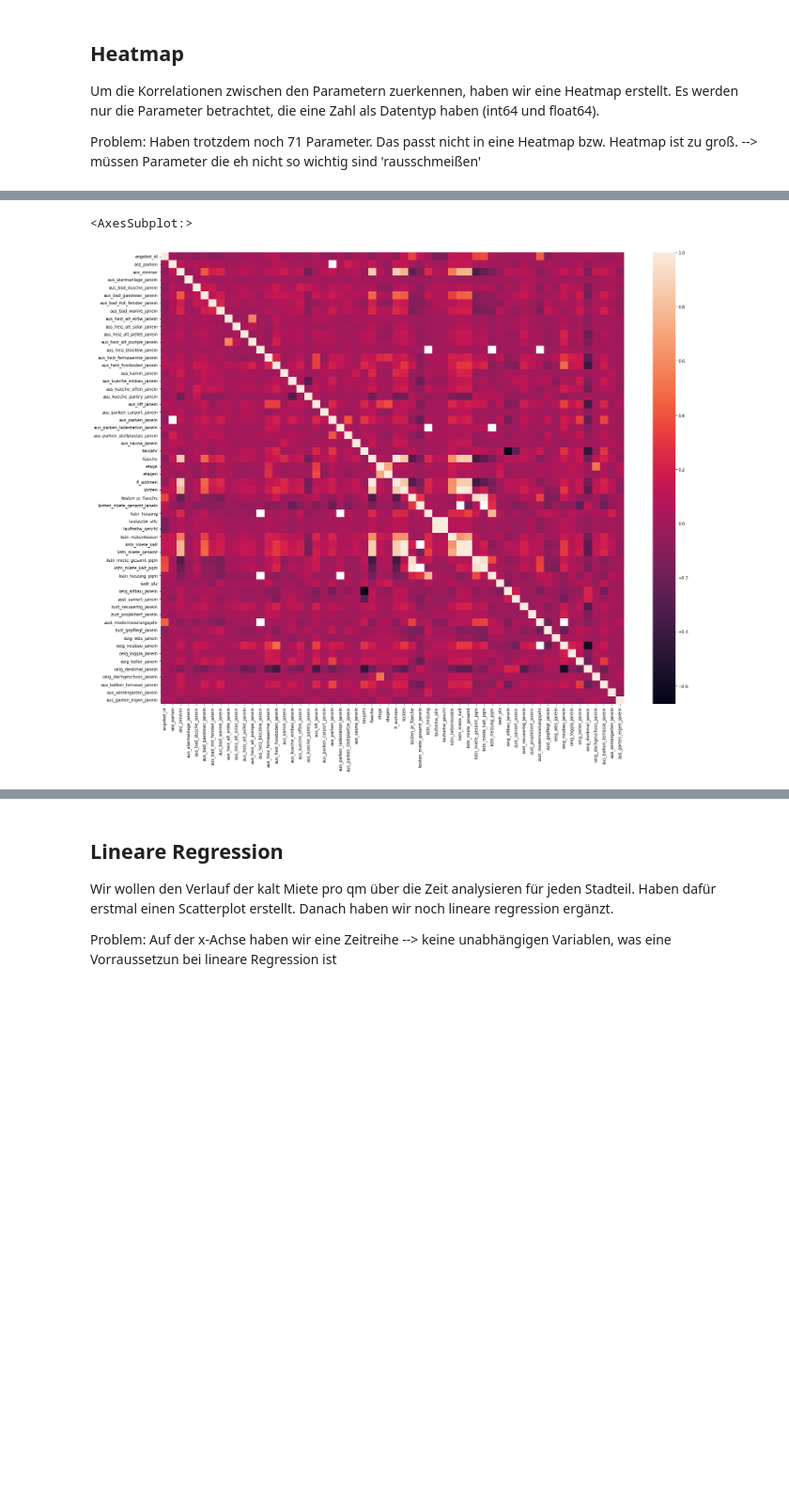
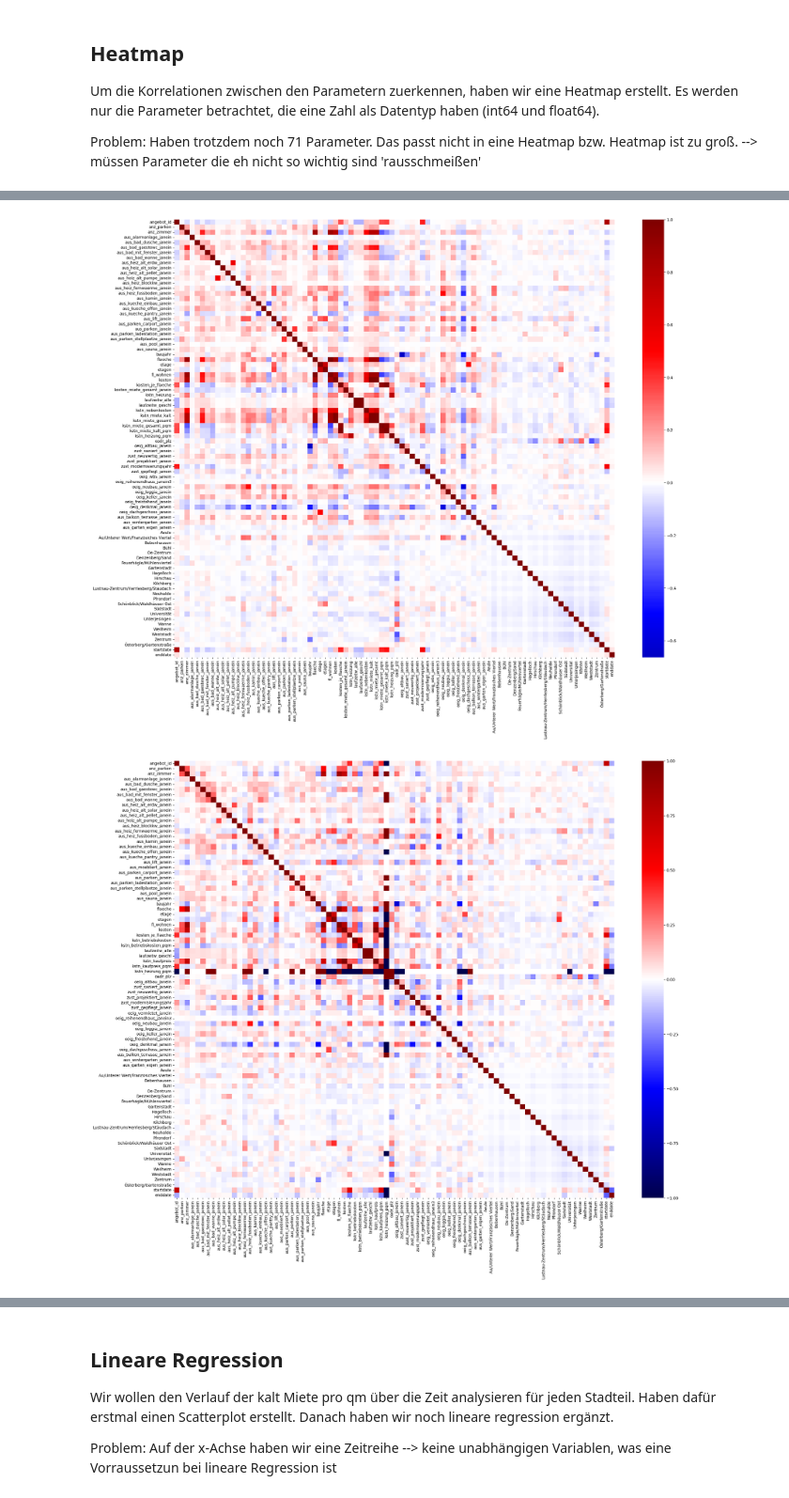
Before and after one commit to okihnjo/DataLiteracy, a Jupyter notebook: notebooks/correlations.ipynb, the cells around one changed output, grey strips where cells are left out. Shown at 94% size. Saved outputs shown, nothing was run; the diff lists cells and outputs as text; code cells hidden in the pictures; blank space fills up the shorter version.

```diff
--- a/notebooks/correlations.ipynb
+++ b/notebooks/correlations.ipynb
@@ -7,7 +7,7 @@ from sklearn.metrics import r2_score, mean_squared_error
 from sklearn.linear_model import LinearRegression
 from sklearn.model_selection import train_test_split
 # %%
-df = pd.read_csv("/Users/lilieven/Documents/Master/Dataliteracy_2/testlizenz-tuebingen-dataliteracy4students_1701258214900/testlizenz-tuebingen-dataliteracy4students_1701258214900.csv", sep=";", encoding='unicode_escape', decimal=",")
+df = pd.read_csv("../testlizenz-tuebingen-dataliteracy4students_1700939273256.csv", sep=";", encoding='unicode_escape', decimal=",")
 # %% [markdown]
 ## Heatmap
 Um die Korrelationen zwischen den Parametern zuerkennen, haben wir eine Heatmap erstellt.
@@ -52,11 +52,21 @@ plt.show()
 # %%
-df_num = df.select_dtypes('number')
-corr = df_num.corr()
-corr_na_col_missing = corr.dropna(axis=1, how='all')
-corr_na_missing = corr_na_col_missing.dropna(how='all')
-plt.subplots(figsize=(25,20))
-sns.heatmap(corr_na_missing)
+def plot_corr_matrix(dfg):
+    df_num = dfg.select_dtypes('number')
+    # df_num = pd.concat([df_num, pd.get_dummies(dfg["oadr_u1"])],axis=1)
+    df_num = pd.concat([df_num, pd.get_dummies(dfg["oadr_u2"])], axis=1)
+    df_num["startdate"] = pd.to_numeric(pd.to_datetime(dfg["startdate"]))
+    df_num["enddate"] = pd.to_numeric(pd.to_datetime(dfg["enddate"]))
+    corr = df_num.corr()
+    corr_na_col_missing = corr.dropna(axis=1, how='all')
+    corr_na_missing = corr_na_col_missing.dropna(how='all')
+
+    plt.subplots(figsize=(25, 20))
+    sns.heatmap(corr_na_missing, cmap='seismic', center=0.0)
 #df_num.info(verbose=True)
+
+plot_corr_matrix(df[df["nachfrageart"] == "miete"])
+plot_corr_matrix(df[df["nachfrageart"] == "kauf"])
+plot_corr_matrix(df)
 # %% [output]
-<AxesSubplot:>
-[figure, old version]
+[figure, new version]
+[figure, added]
```
Also changed, not shown: parts of 5 cells of this notebook.
